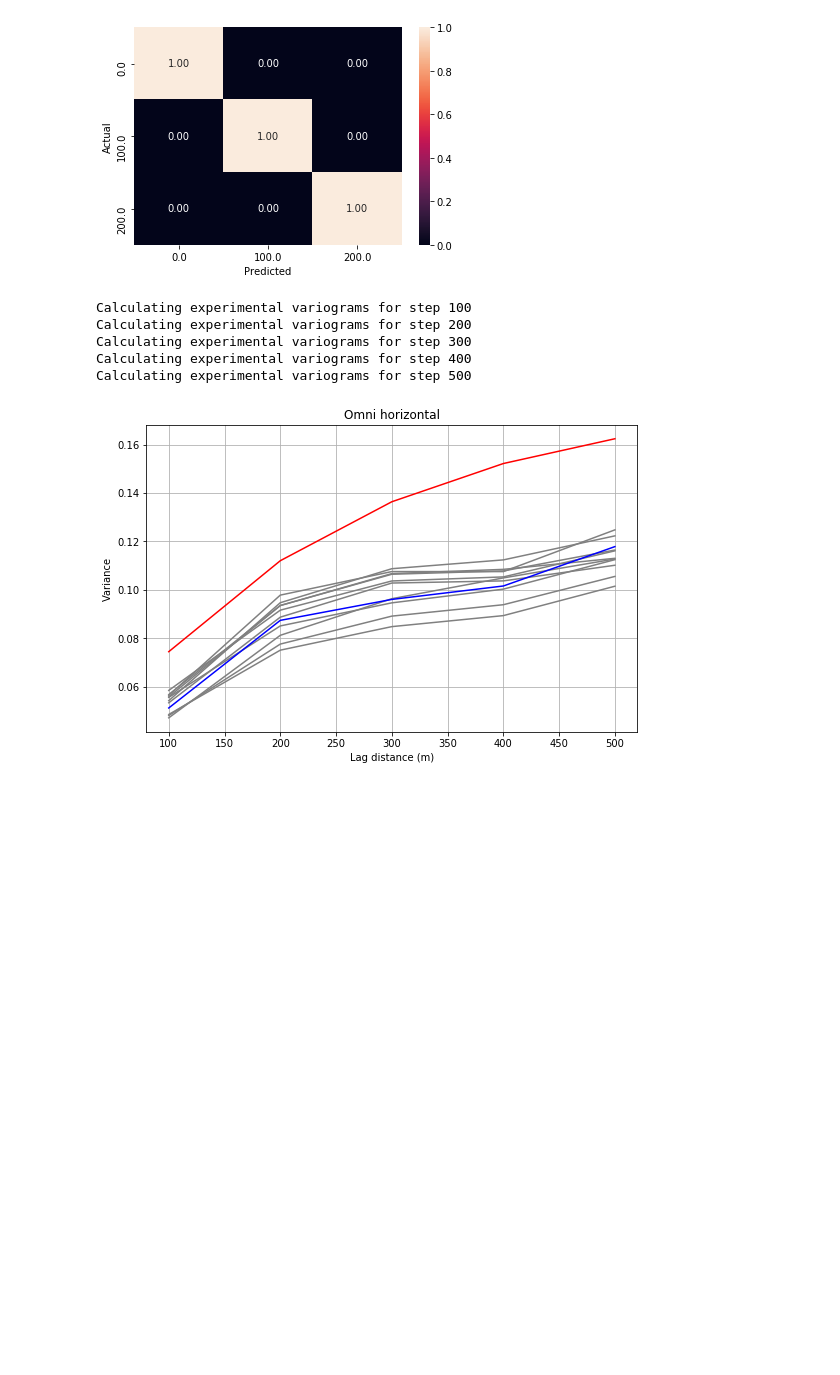
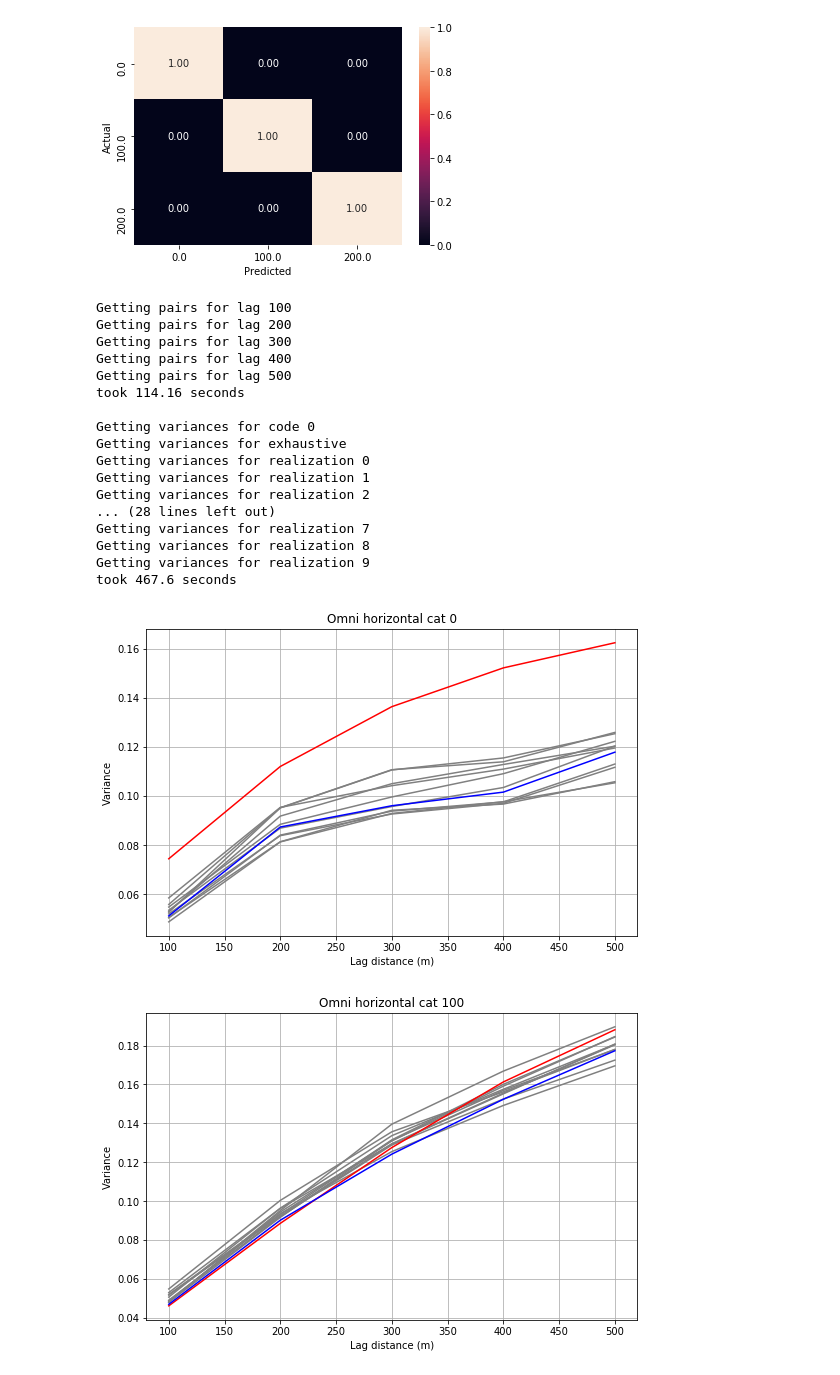
Before and after one commit to Sandy4321/p-fields_simulation, a Jupyter notebook: toy_example_unconditional_gaussian_uncert_zone.ipynb, the cells around one changed output. Cells and saved outputs as stored; diff of their text form; code cells hidden in the pictures; blank space fills up the shorter version.

Commit message:
revam variogram on grid

```diff
--- a/toy_example_unconditional_gaussian_uncert_zone.ipynb
+++ b/toy_example_unconditional_gaussian_uncert_zone.ipynb
@@ -294,11 +276,24 @@ exhaust_ind200 = np.where(exhaust.data.code.values == 200, 1, 0)
 # %%
-vargrid = variogram_on_grid.Variogram_on_Grid(a2ggrid.dim()[0], a2ggrid.dim()[1], a2ggrid.dim()[2], ind_reals['ind_0'], 5, 100, exhaust_ind0)
+vargrid = Variogram(a2ggrid.dim()[0], a2ggrid.dim()[1], a2ggrid.dim()[2], cat_reals, [0, 100, 200], 5, 100, exhaust['code'].values)
 vargrid.calculate()
-vargrid.plot(1, 1, variograms['code 0'])
+vargrid.plot(1, 1, [variograms['code 0'], variograms['code 100'], variograms['code 200']])
 # %% [output]
-Calculating experimental variograms for step 100
-Calculating experimental variograms for step 200
-Calculating experimental variograms for step 300
-Calculating experimental variograms for step 400
-Calculating experimental variograms for step 500
+Getting pairs for lag 100
+Getting pairs for lag 200
+Getting pairs for lag 300
+Getting pairs for lag 400
+Getting pairs for lag 500
+took 114.16 seconds
+
+Getting variances for code 0
+Getting variances for exhaustive
+Getting variances for realization 0
+Getting variances for realization 1
+Getting variances for realization 2
+... (28 lines left out)
+Getting variances for realization 7
+Getting variances for realization 8
+Getting variances for realization 9
+took 467.6 seconds
-[figure, old version]
+[figure, new version]
+[figure, added]
```
Also changed, not shown: parts of 16 cells of this notebook, 2 other files.
